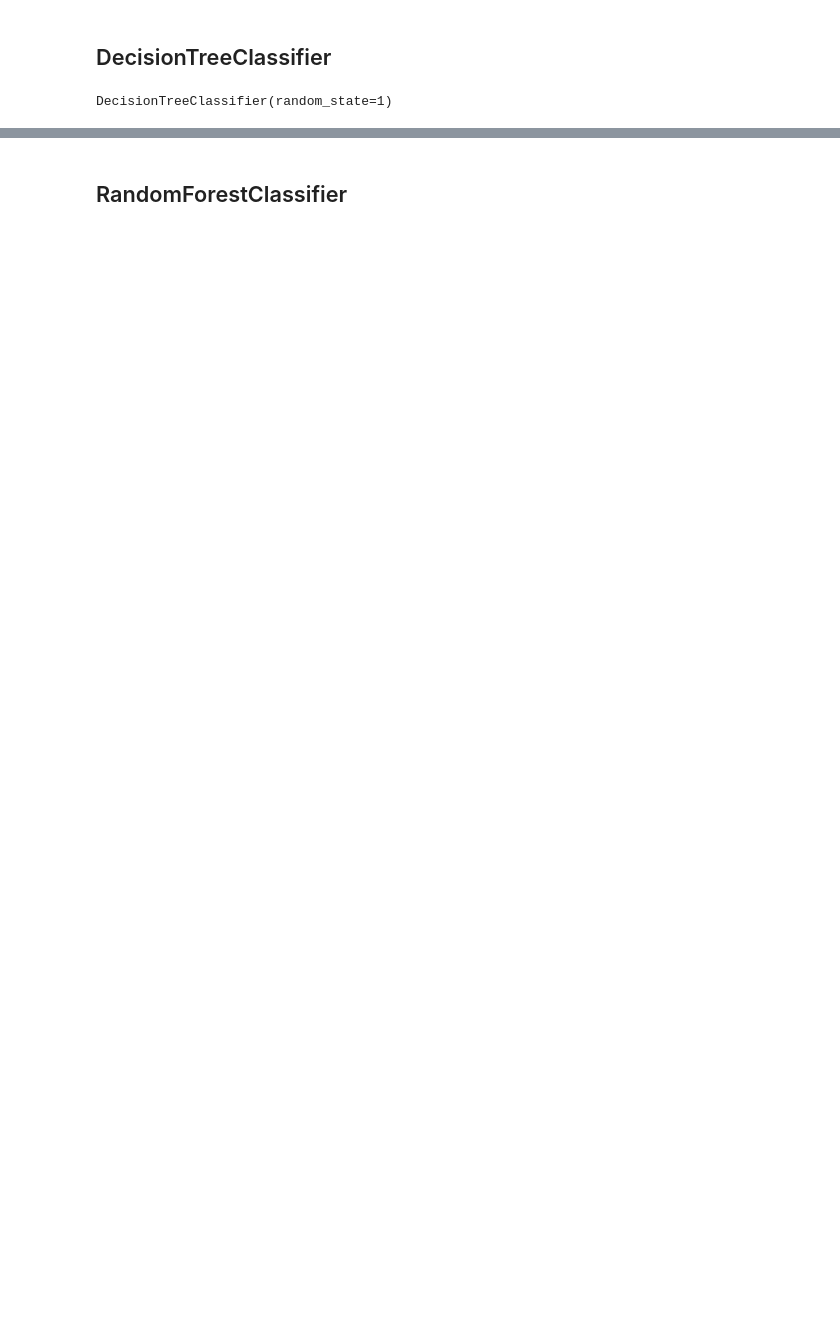
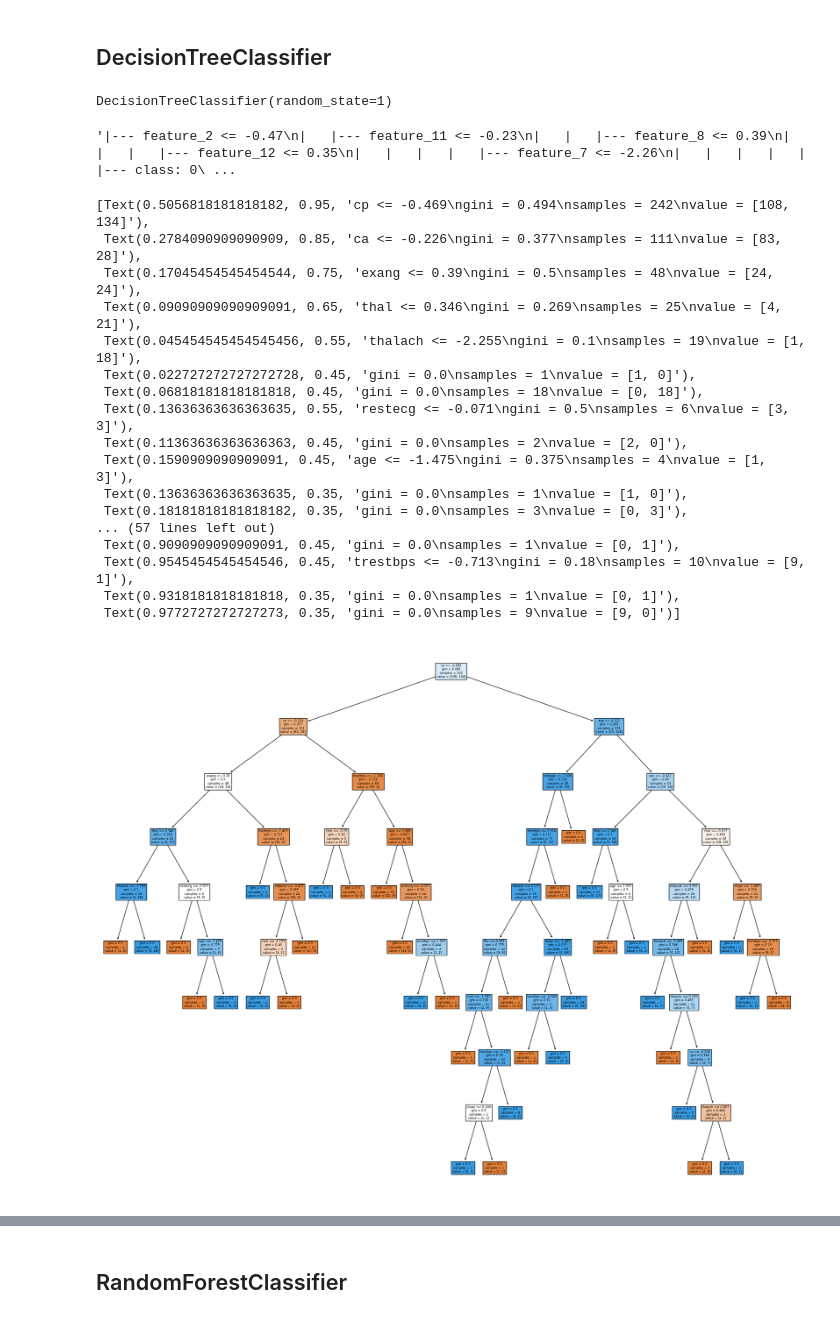
Before and after one commit to rakeshkandhi/Healthcare_cardiovascular, a Jupyter notebook: healthCare.ipynb, the cells around one changed output, grey strips where cells are left out. Saved outputs shown, nothing was run; the diff lists cells and outputs as text; code cells hidden in the pictures; blank space fills up the shorter version.

```diff
--- a/healthCare.ipynb
+++ b/healthCare.ipynb
@@ -422,6 +407,32 @@ dt = DecisionTreeClassifier(random_state=1)
 dt.fit(X_train, y_train)
 # %% [output]
 DecisionTreeClassifier(random_state=1)
+# %%
+export_text(dt)
+# %% [output]
+'|--- feature_2 <= -0.47\n|   |--- feature_11 <= -0.23\n|   |   |--- feature_8 <= 0.39\n|   |   |   |--- feature_12 <= 0.35\n|   |   |   |   |--- feature_7 <= -2.26\n|   |   |   |   |   |--- class: 0\ ...
+# %%
+fig = plt.figure(figsize=(25, 20))
+plot_tree(dt, feature_names=df.columns, filled=True)
+# %% [output]
+[Text(0.5056818181818182, 0.95, 'cp <= -0.469\ngini = 0.494\nsamples = 242\nvalue = [108, 134]'),
+ Text(0.2784090909090909, 0.85, 'ca <= -0.226\ngini = 0.377\nsamples = 111\nvalue = [83, 28]'),
+ Text(0.17045454545454544, 0.75, 'exang <= 0.39\ngini = 0.5\nsamples = 48\nvalue = [24, 24]'),
+ Text(0.09090909090909091, 0.65, 'thal <= 0.346\ngini = 0.269\nsamples = 25\nvalue = [4, 21]'),
+ Text(0.045454545454545456, 0.55, 'thalach <= -2.255\ngini = 0.1\nsamples = 19\nvalue = [1, 18]'),
+ Text(0.022727272727272728, 0.45, 'gini = 0.0\nsamples = 1\nvalue = [1, 0]'),
+ Text(0.06818181818181818, 0.45, 'gini = 0.0\nsamples = 18\nvalue = [0, 18]'),
+ Text(0.13636363636363635, 0.55, 'restecg <= -0.071\ngini = 0.5\nsamples = 6\nvalue = [3, 3]'),
+ Text(0.11363636363636363, 0.45, 'gini = 0.0\nsamples = 2\nvalue = [2, 0]'),
+ Text(0.1590909090909091, 0.45, 'age <= -1.475\ngini = 0.375\nsamples = 4\nvalue = [1, 3]'),
+ Text(0.13636363636363635, 0.35, 'gini = 0.0\nsamples = 1\nvalue = [1, 0]'),
+ Text(0.18181818181818182, 0.35, 'gini = 0.0\nsamples = 3\nvalue = [0, 3]'),
+... (57 lines left out)
+ Text(0.9090909090909091, 0.45, 'gini = 0.0\nsamples = 1\nvalue = [0, 1]'),
+ Text(0.9545454545454546, 0.45, 'trestbps <= -0.713\ngini = 0.18\nsamples = 10\nvalue = [9, 1]'),
+ Text(0.9318181818181818, 0.35, 'gini = 0.0\nsamples = 1\nvalue = [0, 1]'),
+ Text(0.9772727272727273, 0.35, 'gini = 0.0\nsamples = 9\nvalue = [9, 0]')]
+[figure, added]
 # %%
 y_pred5 = dt.predict(X_test)
 print(classification_report(y_test, y_pred5))
```
Also changed, not shown: parts of 32 cells of this notebook.
